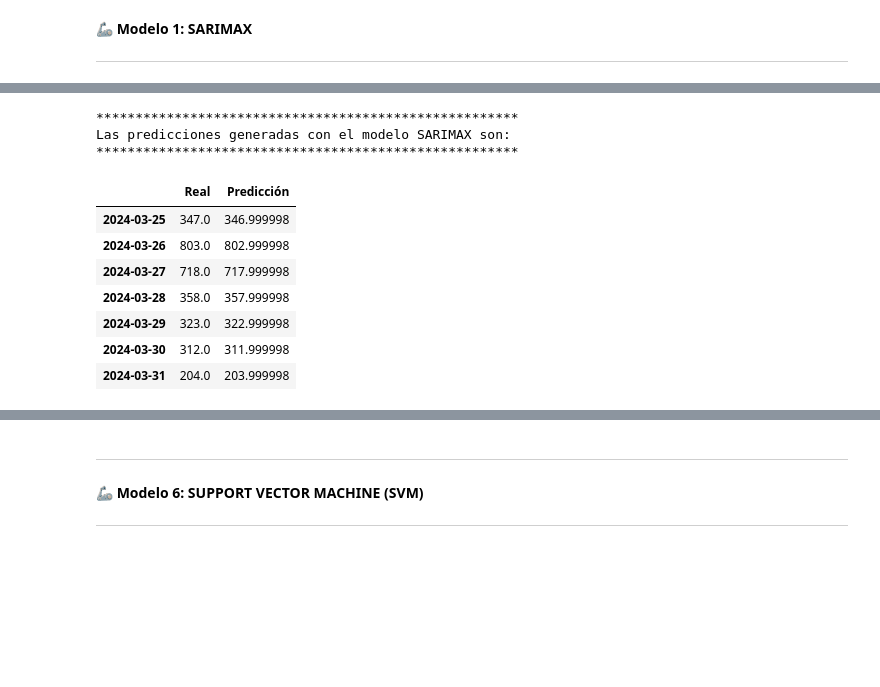
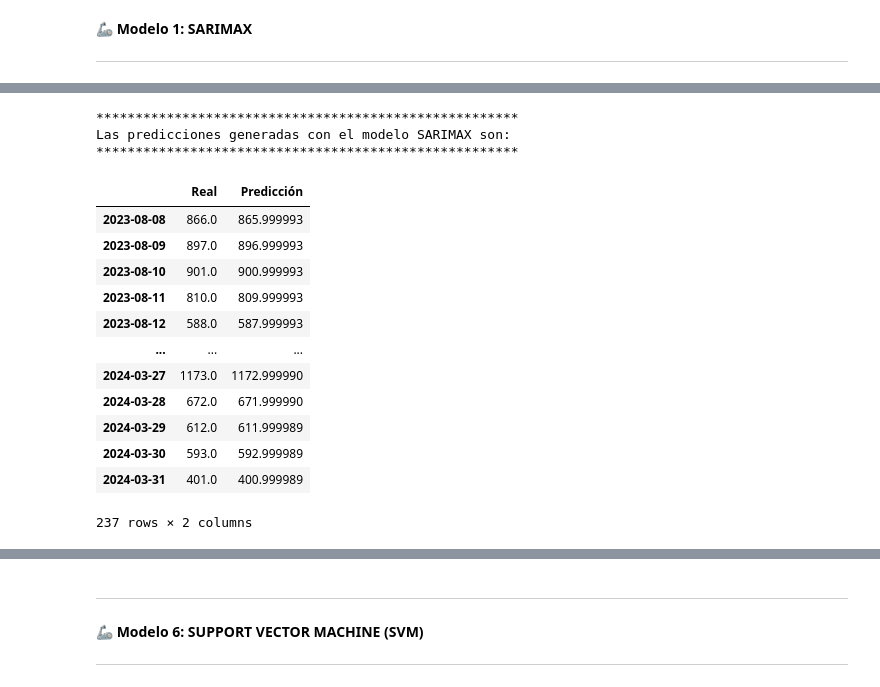
Before and after one commit to A01793509/Equipo_44, a Jupyter notebook: Avance5_44.ipynb, the cells around one changed output, grey strips where cells are left out. Drawn from its saved outputs; the diff is of its cells as text; code cells hidden in the pictures; blank space fills up the shorter version.

```diff
--- a/Avance5_44.ipynb
+++ b/Avance5_44.ipynb
@@ -127,8 +129,7 @@ dfCasinoConsumo['Detalle'] = dfCasinoConsumo['Detalle'].str.upper()
 dfCasinoAlmuerzos = dfCasinoConsumo[dfCasinoConsumo['Detalle'] == 'ALMUERZO'].copy()
 # %%
 #Eliminamos las columnas que no consideramos relevantes según hallazgos en la fase de exploración
-#dfCasinoConsumo=dfCasinoConsumo.drop(columns=['Consecutivo', 'Detalle','IdProducto', 'cod lector', 'Cod comedor', 'Identificacion persona', 'Invitado','Ing x planta','Nro empleados','Nivel'])
-dfCasinoConsumo=dfCasinoAlmuerzos.drop(columns=['Consecutivo', 'Detalle','IdProducto', 'cod lector', 'Cod comedor', 'Identificacion persona', 'Invitado','Ing x planta','Nro empleados','Nivel'])
+dfCasinoConsumo=dfCasinoConsumo.drop(columns=['Consecutivo', 'Detalle','IdProducto', 'cod lector', 'Cod comedor', 'Identificacion persona', 'Invitado','Ing x planta','Nro empleados','Nivel'])
 dfCasinoConsumo.head()
 # %% [output]
 |  | Fecha Consumo | Tipo Empleado | Porcentaje apoyo |
@@ -332,0 +331,12 @@ dtiempos.at[0,'Tiempo'] = round(tiempo_total_sarimax,2)
+# %%
+#Definimos los parámetros a utilizar en SARIMAX siguiendo los hallazgos de los entregables anteriores
+p, d, q = 1, 2, 1
+#P, D, Q, s = 1, 1, 1, 12 #Estos serán nuestros parámetros estacionales
+P, D, Q, s = 1, 1, 1, 7 #Estos serán nuestros parámetros estacionales
+
+#Entrenamos el modelo
+Modelo_SARIMAX = sm.tsa.SARIMAX(train_endog, exog=train_exog, order=(p, d, q), seasonal_order=(P, D, Q, s))
+Resultados_SARIMAX = Modelo_SARIMAX.fit()
+
+#Observamos los datos de resumen del modelo
+print(Resultados_SARIMAX.summary())
@@ -333,29 +361,44 @@ dtiempos.at[0,'Tiempo'] = round(tiempo_total_sarimax,2)
+# %%
+#Definimos el rango de fechas en nuestro conjunto de pruebas para la predicción con el modelo
+Fecha_Inicio = test_endog.index[0]  #Fecha desde
+Fecha_Fin =  test_endog.index[-1]  #Fecha hasta
+# %%
+#Realizamos las predicciones
+Prediccion_SARIMAX = Resultados_SARIMAX.get_prediction(start=Fecha_Inicio, end=Fecha_Fin, exog=test_exog)
+Prediccion_Final_SARIMAX = Prediccion_SARIMAX.predicted_mean
+
+# Convertir test_endog a una Serie
+test_endog_series = test_endog.squeeze()
+
+# Calcular los residuos para SARIMAX
+residuos_sarimax = test_endog_series - Prediccion_Final_SARIMAX
+
+
+#Definimos los intervalos de confianza
+Prediccion_CI_SARIMAX = Prediccion_SARIMAX.conf_int()
 # %%
-# Hacer predicciones para los próximos 7 días en el conjunto de prueba
-Prediccion_SARIMAX = Resultados_SARIMAX.get_prediction(start=test_exog.index[0],
-                                             end=test_exog.index[-1],
-                                             exog=test_exog)
-Prediccion_Final_SARIMAX = Prediccion_SARIMAX.predicted_mean
-pred_ci = Prediccion_SARIMAX.conf_int()
-
-
 #Visualizamos las predicciones generadas con el modelo SARIMAX, para ello creamos un dataframe comparando
 #las predicciones con los datos reales.
 dfComparativoPredSARIMAX = pd.concat([test_endog, Prediccion_Final_SARIMAX], axis=1)
 dfComparativoPredSARIMAX.columns = ['Real', 'Predicción']
 print("******************************************************")
 print("Las predicciones generadas con el modelo SARIMAX son:")
 print("******************************************************")
 dfComparativoPredSARIMAX
 # %% [output]
 ******************************************************
 Las predicciones generadas con el modelo SARIMAX son:
 ******************************************************
 |  | Real | Predicción |
-| 2024-03-25 | 347.0 | 346.999998 |
-| 2024-03-26 | 803.0 | 802.999998 |
-| 2024-03-27 | 718.0 | 717.999998 |
-| 2024-03-28 | 358.0 | 357.999998 |
-| 2024-03-29 | 323.0 | 322.999998 |
-| 2024-03-30 | 312.0 | 311.999998 |
-| 2024-03-31 | 204.0 | 203.999998 |
+| 2023-08-08 | 866.0 | 865.999993 |
+| 2023-08-09 | 897.0 | 896.999993 |
+| 2023-08-10 | 901.0 | 900.999993 |
+| 2023-08-11 | 810.0 | 809.999993 |
+| 2023-08-12 | 588.0 | 587.999993 |
+| ... | ... | ... |
+| 2024-03-27 | 1173.0 | 1172.999990 |
+| 2024-03-28 | 672.0 | 671.999990 |
+| 2024-03-29 | 612.0 | 611.999989 |
+| 2024-03-30 | 593.0 | 592.999989 |
+| 2024-03-31 | 401.0 | 400.999989 |
+237 rows × 2 columns
```
Also changed, not shown: parts of 72 cells of this notebook.
